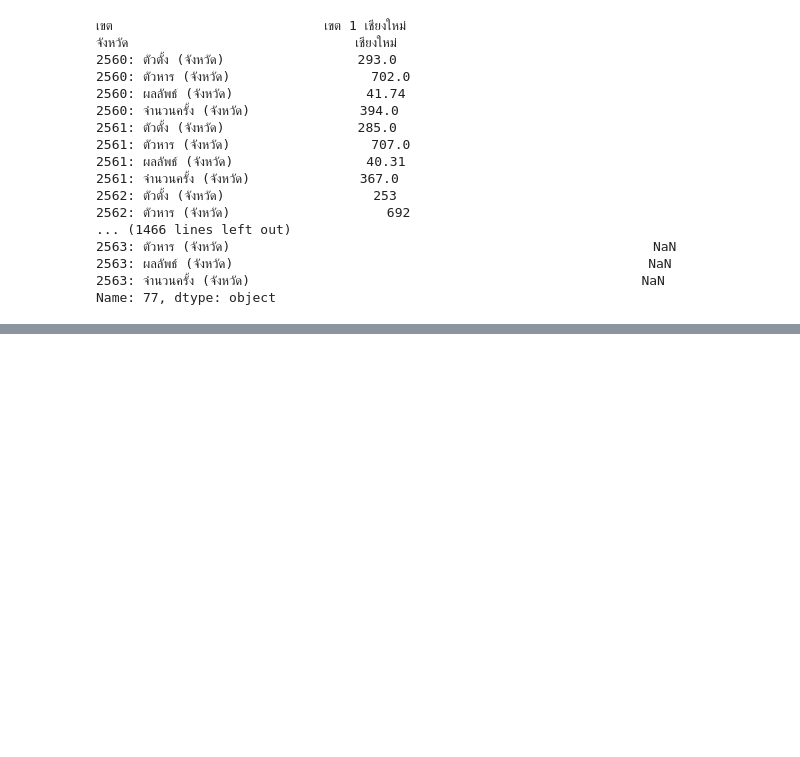
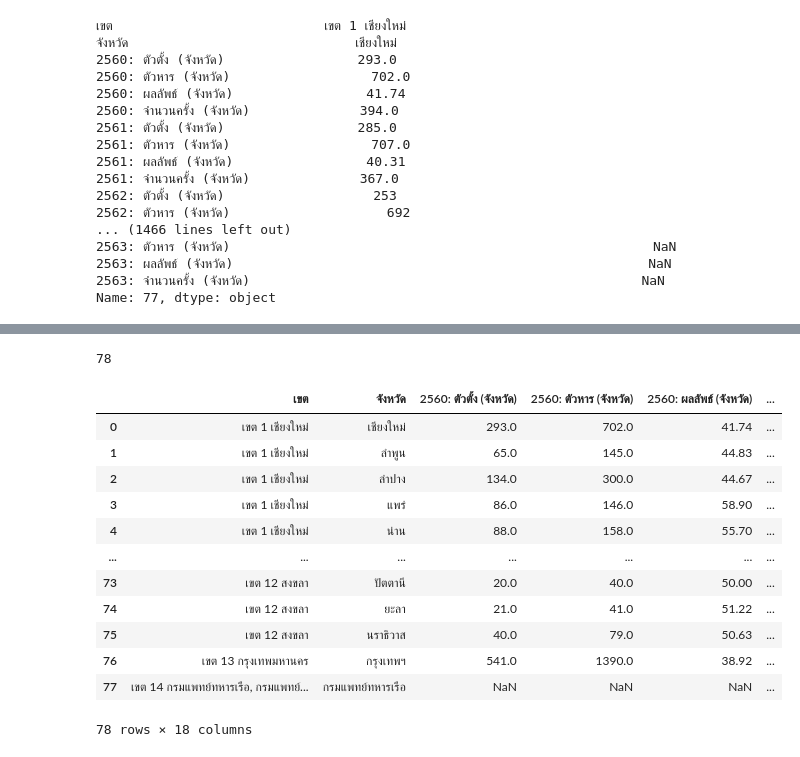
Before and after one commit to Septkung/Python-Pandas-Learning, a Jupyter notebook: Play_with_Data_III.ipynb, the cells around one changed output, grey strips where cells are left out. Saved outputs shown, nothing was run; the diff lists cells and outputs as text; code cells hidden in the pictures; blank space fills up the shorter version.

Commit message:
Cleaning Data 4.2.2-4.3

```diff
--- a/Play_with_Data_III.ipynb
+++ b/Play_with_Data_III.ipynb
@@ -129,3 +129,6 @@ for i in range(df.shape[0]):
 2563: ผลลัพธ์ (จังหวัด)                                                     NaN
 2563: จำนวนครั้ง (จังหวัด)                                                  NaN
 Name: 77, dtype: object
+# %%
+for i in range(df.shape[0]):
+    print(df.iloc[i]["2561: ตัวตั้ง (จังหวัด)"])
@@ -131,0 +153,31 @@ Name: 77, dtype: object
+# %%
+#data cleaning ทำให้เขตมันตรงกับ จังหวัด
+regions = list(df["เขต"])
+last_regions = ''
+output = []
+for i in range(len(regions)):
+    if type(regions[i]) != str: #เช็คว่าไม่เป็น str ไหม
+        output.append(last_regions) #ถ้าไม่ ให้ เพิ่ม last str
+    elif last_regions != regions[i]: #เช็คว่า last ไม่ตรงไหม
+        last_regions = regions[i] #ถ้าไม่ ให้ เปลี่ยน str ใน last ให้เป็นอันใหม่
+        output.append(last_regions) #เพิ่ม last str
+len(output)
+# %% [output]
+78
+# %%
+df["เขต"] = output
+df
+# %% [output]
+|  | เขต | จังหวัด | 2560: ตัวตั้ง (จังหวัด) | 2560: ตัวหาร (จังหวัด) | 2560: ผลลัพธ์ (จังหวัด) | ... |
+| 0 | เขต 1 เชียงใหม่ | เชียงใหม่ | 293.0 | 702.0 | 41.74 | ... |
+| 1 | เขต 1 เชียงใหม่ | ลำพูน | 65.0 | 145.0 | 44.83 | ... |
+| 2 | เขต 1 เชียงใหม่ | ลำปาง | 134.0 | 300.0 | 44.67 | ... |
+| 3 | เขต 1 เชียงใหม่ | แพร่ | 86.0 | 146.0 | 58.90 | ... |
+| 4 | เขต 1 เชียงใหม่ | น่าน | 88.0 | 158.0 | 55.70 | ... |
+| ... | ... | ... | ... | ... | ... | ... |
+| 73 | เขต 12 สงขลา | ปัตตานี | 20.0 | 40.0 | 50.00 | ... |
+| 74 | เขต 12 สงขลา | ยะลา | 21.0 | 41.0 | 51.22 | ... |
+| 75 | เขต 12 สงขลา | นราธิวาส | 40.0 | 79.0 | 50.63 | ... |
+| 76 | เขต 13 กรุงเทพมหานคร | กรุงเทพฯ | 541.0 | 1390.0 | 38.92 | ... |
+| 77 | เขต 14 กรมแพทย์ทหารเรือ, กรมแพทย์... | กรมแพทย์ทหารเรือ | NaN | NaN | NaN | ... |
+78 rows × 18 columns
```
Also changed, not shown: parts of 1 cell of this notebook, 1 other file.
